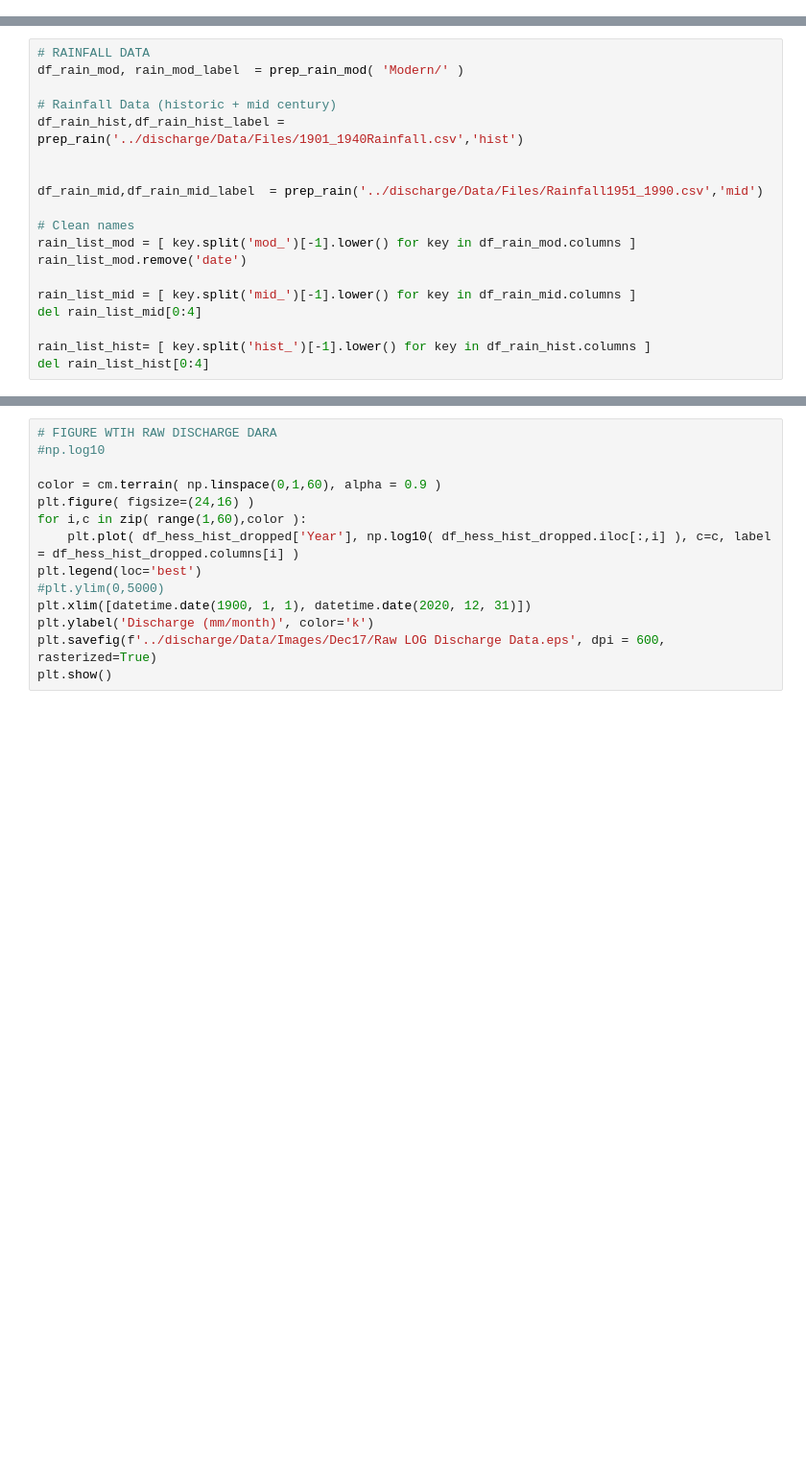
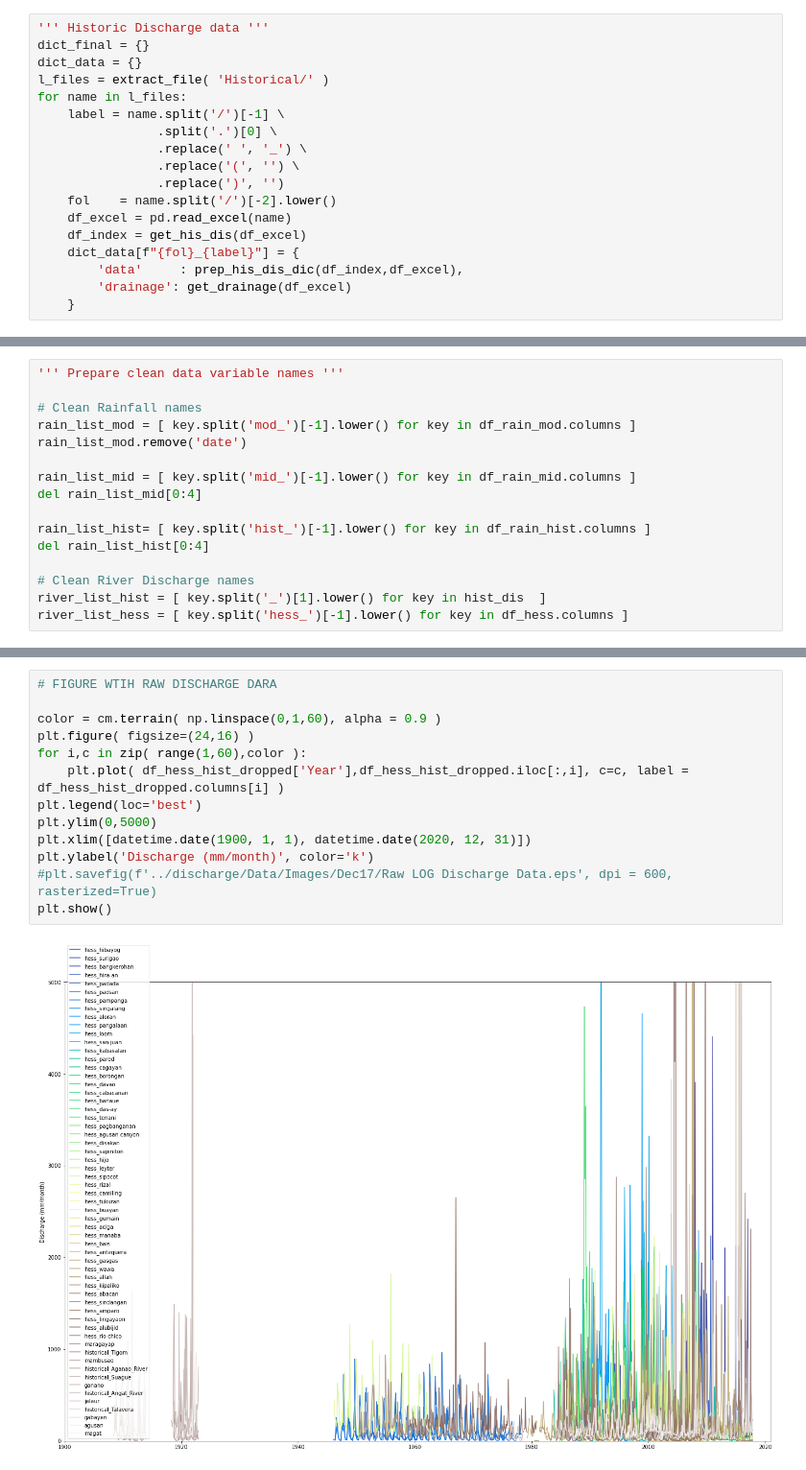
Before and after one commit to nsekhon91/discharge, a Jupyter notebook: ENSO.ipynb, the cells around one changed output, grey strips where cells are left out. Shown at 96% size. Drawn from its saved outputs; the diff is of its cells as text; blank space fills up the shorter version.

```diff
--- a/ENSO.ipynb
+++ b/ENSO.ipynb
@@ -500 +102,19 @@ def add_basemap(ax, zoom, url):
+# %%
+''' Historic Discharge data '''
+dict_final = {}
+dict_data = {}
+l_files = extract_file( 'Historical/' )
+for name in l_files:
+    label = name.split('/')[-1] \
+                .split('.')[0] \
+                .replace(' ', '_') \
+                .replace('(', '') \
+                .replace(')', '')
+    fol    = name.split('/')[-2].lower()
+    df_excel = pd.read_excel(name)
+    df_index = get_his_dis(df_excel)
+    dict_data[f"{fol}_{label}"] = {
+        'data'     : prep_his_dis_dic(df_index,df_excel),
+        'drainage': get_drainage(df_excel)
+    }
 # %%
@@ -516,14 +151,7 @@ plt.savefig(f'enso.eps')
 # %%
-# RAINFALL DATA
-df_rain_mod, rain_mod_label  = prep_rain_mod( 'Modern/' )
+''' Prepare clean data variable names '''
 
-# Rainfall Data (historic + mid century)
-df_rain_hist,df_rain_hist_label = prep_rain('../discharge/Data/Files/1901_1940Rainfall.csv','hist')
-
-
-df_rain_mid,df_rain_mid_label  = prep_rain('../discharge/Data/Files/Rainfall1951_1990.csv','mid')
-
-# Clean names
+# Clean Rainfall names
 rain_list_mod = [ key.split('mod_')[-1].lower() for key in df_rain_mod.columns ]
 rain_list_mod.remove('date')
 
@@ -532,4 +160,8 @@ del rain_list_mid[0:4]
 
 rain_list_hist= [ key.split('hist_')[-1].lower() for key in df_rain_hist.columns ]
 del rain_list_hist[0:4]
+
+# Clean River Discharge names
+river_list_hist = [ key.split('_')[1].lower() for key in hist_dis  ]
+river_list_hess = [ key.split('hess_')[-1].lower() for key in df_hess.columns ]
 # %%
@@ -721,15 +275,16 @@ df_hess_hist_dropped.info()
 # %%
 # FIGURE WTIH RAW DISCHARGE DARA
-#np.log10
 
 color = cm.terrain( np.linspace(0,1,60), alpha = 0.9 )
 plt.figure( figsize=(24,16) )
 for i,c in zip( range(1,60),color ):
-    plt.plot( df_hess_hist_dropped['Year'], np.log10( df_hess_hist_dropped.iloc[:,i] ), c=c, label = df_hess_hist_dropped.columns[i] )
+    plt.plot( df_hess_hist_dropped['Year'],df_hess_hist_dropped.iloc[:,i], c=c, label = df_hess_hist_dropped.columns[i] )
 plt.legend(loc='best')
-#plt.ylim(0,5000)
+plt.ylim(0,5000)
 plt.xlim([datetime.date(1900, 1, 1), datetime.date(2020, 12, 31)])
 plt.ylabel('Discharge (mm/month)', color='k')
-plt.savefig(f'../discharge/Data/Images/Dec17/Raw LOG Discharge Data.eps', dpi = 600, rasterized=True)
+#plt.savefig(f'../discharge/Data/Images/Dec17/Raw LOG Discharge Data.eps', dpi = 600, rasterized=True)
 plt.show()
+# %% [output]
+[figure, added]
 # %%
```
Also changed, not shown: parts of 22 cells of this notebook.
